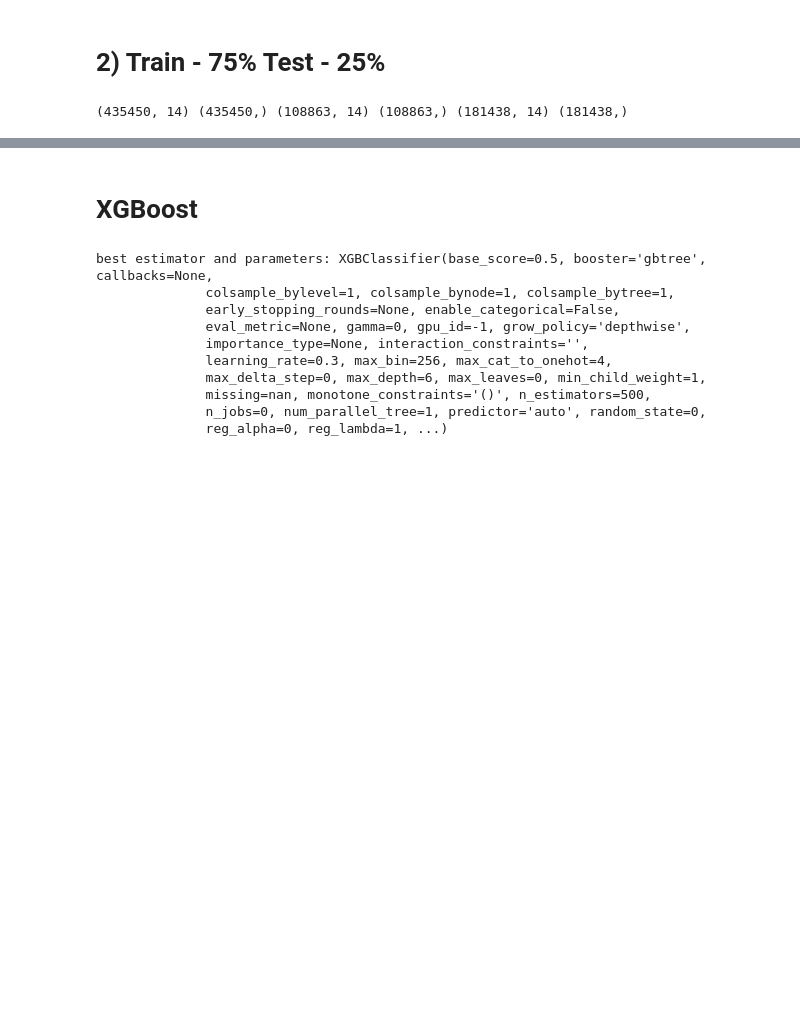
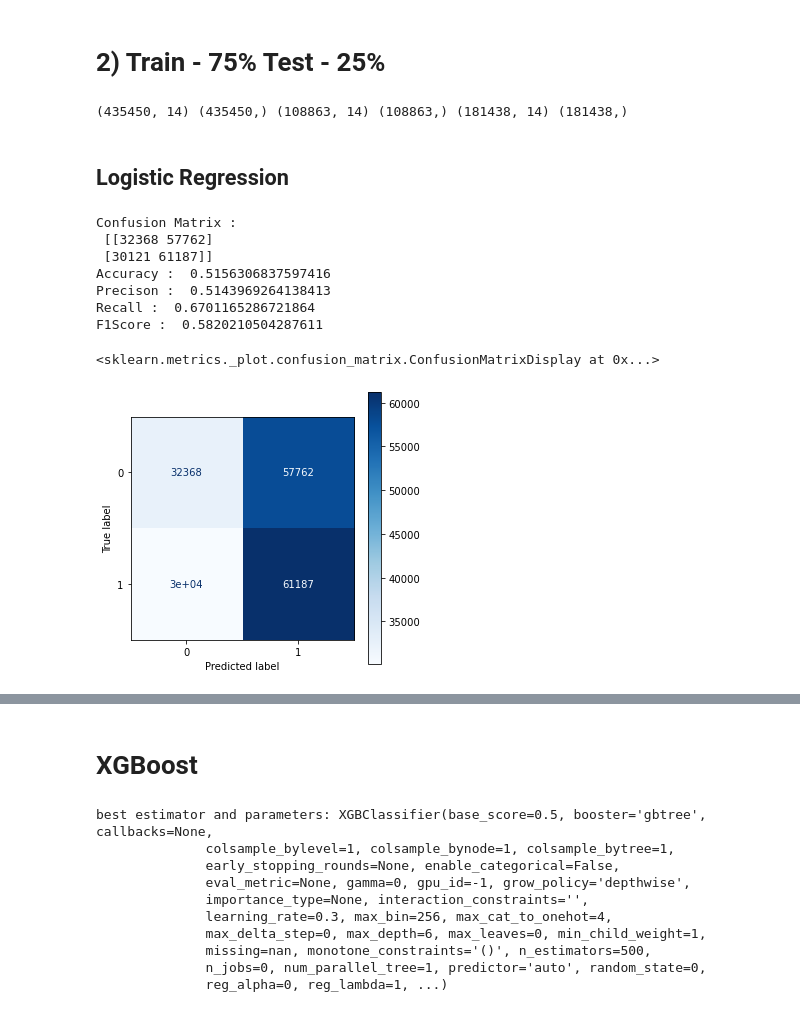
Before and after one commit to manjeet2512/Major_project, a Jupyter notebook: scratch.ipynb, the cells around one changed output, grey strips where cells are left out. Drawn from its saved outputs; the diff is of its cells as text; code cells hidden in the pictures; blank space fills up the shorter version.

```diff
--- a/scratch.ipynb
+++ b/scratch.ipynb
@@ -565,3 +645,29 @@ X_train, X_val, y_train, y_val = train_test_split(X_trainval, y_trainval, strati
 print(X_train.shape, y_train.shape, X_val.shape, y_val.shape, X_test.shape, y_test.shape)
 # %% [output]
 (435450, 14) (435450,) (108863, 14) (108863,) (181438, 14) (181438,)
+# %% [markdown]
+## Logistic Regression
+# %%
+from sklearn.linear_model import LogisticRegression
+classifier = LogisticRegression(random_state = 0)
+classifier.fit(X_trainval, y_trainval)
+y_pred = classifier.predict(X_test)
+cm = confusion_matrix(y_test, y_pred)
+print ("Confusion Matrix : \n", cm)
+print ("Accuracy : ", accuracy_score(y_test, y_pred))
+print ("Precison : ", precision_score(y_test, y_pred))
+print ("Recall : ", recall_score(y_test, y_pred))
+print ("F1Score : ", f1_score(y_test, y_pred))
+
+fig, ax = plt.subplots(figsize=(5, 5))
+plot_confusion_matrix(classifier, X_test, y_test, cmap='Blues', ax=ax)
+# %% [output]
+Confusion Matrix :
+ [[32368 57762]
+ [30121 61187]]
+Accuracy :  0.5156306837597416
+Precison :  0.5143969264138413
+Recall :  0.6701165286721864
+F1Score :  0.5820210504287611
+<sklearn.metrics._plot.confusion_matrix.ConfusionMatrixDisplay at 0x...>
+[figure, added]
```
Also changed, not shown: parts of 25 cells of this notebook.
